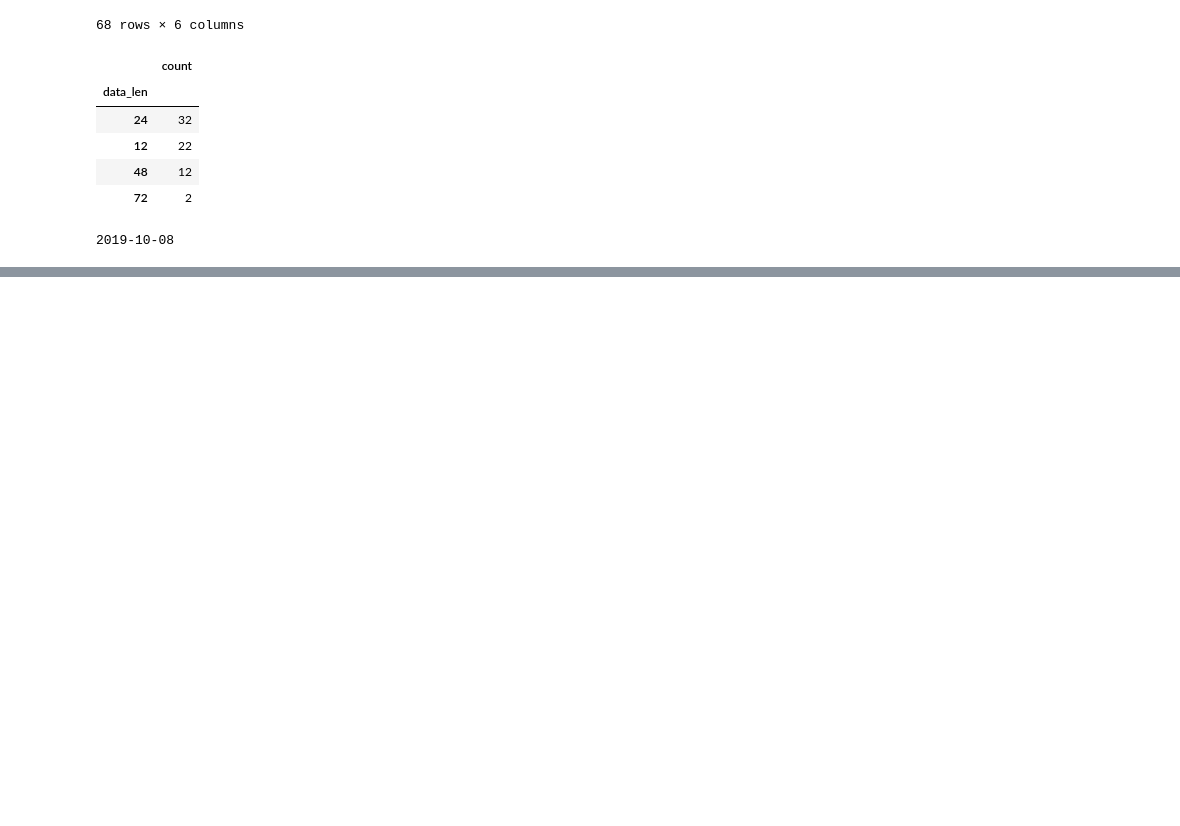
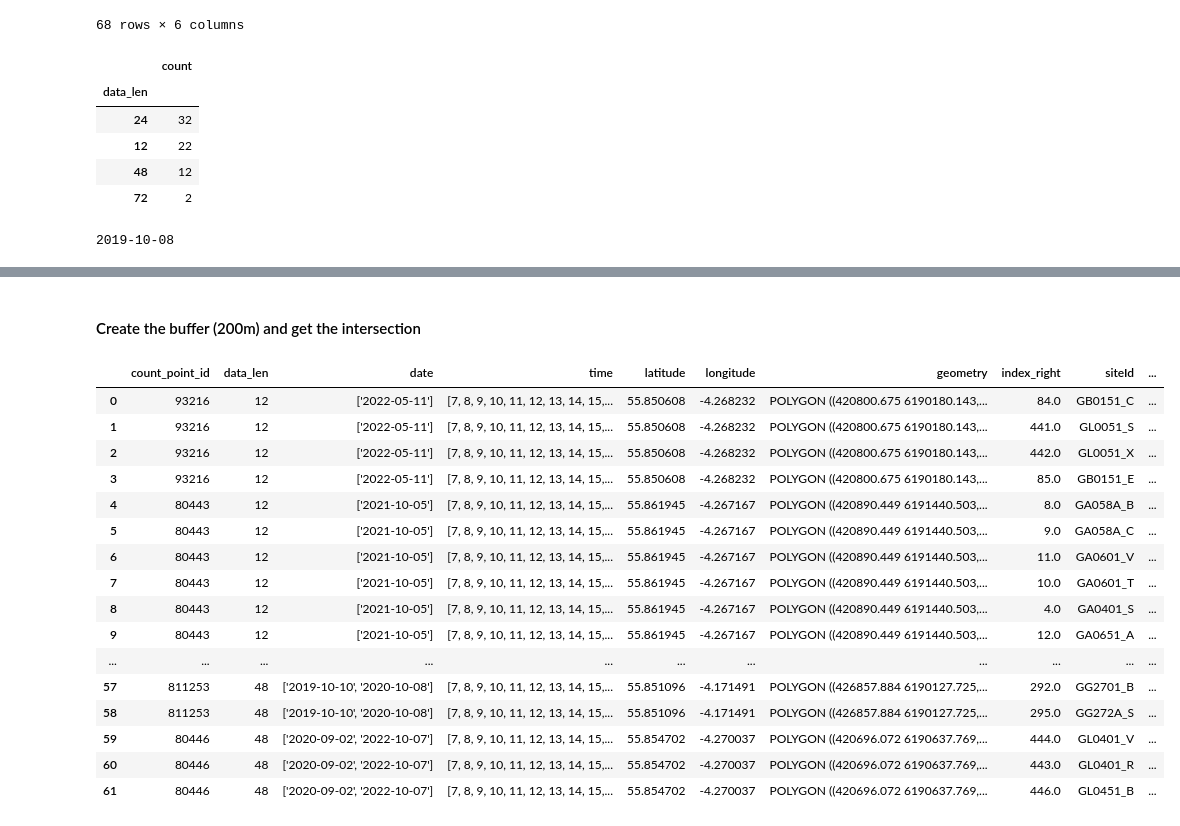
Before and after one commit to YueLi-0816/data_paper, a Jupyter notebook: Traffic_counts_read.ipynb, the cells around one changed output, grey strips where cells are left out. Drawn from its saved outputs; the diff is of its cells as text; code cells hidden in the pictures; blank space fills up the shorter version.

Commit message:
create buffer and get the 18 count points
create 200m buffer and get the distance between 18 count points and sensors (within 200m)

```diff
--- a/Traffic_counts_read.ipynb
+++ b/Traffic_counts_read.ipynb
@@ -1,6 +1,8 @@
 # %%
 import pandas as pd
 import geopandas as gpd
+# %%
+pd.set_option('display.max_rows', None)
 # %% [markdown]
 ### Check the count points with data between 2019-2022
 # %%
@@ -143,0 +131,13 @@ data_to_shp.to_file('Traffic_counts-department_for_transport/useful_counts_68.sh
+# %%
+countpoint_68 = pd.read_csv('Traffic_counts-department_for_transport/useful_counts_68.csv')
+# Create a GeoDataFrame
+countpoint_68["geometry"] = gpd.points_from_xy(countpoint_68["longitude"], countpoint_68["latitude"])
+# set coordinates to WGS84
+countpoint_68 = gpd.GeoDataFrame(countpoint_68, crs="epsg:4326")
+
+
+detector_470 = pd.read_csv('SCOOT/detector_470.csv')
+# Create a GeoDataFrame
+detector_470["geometry"] = gpd.points_from_xy(detector_470["lon"], detector_470["lat"])
+# set coordinates to WGS84
+detector_470 = gpd.GeoDataFrame(detector_470, crs="epsg:4326")
@@ -181,0 +164,3 @@ len(count_points.count_point_id.unique())
+# %%
+countpoint_68 = countpoint_68.to_crs("32630")
+detector_470 = detector_470.to_crs("32630")
@@ -181,0 +188,27 @@ len(count_points.count_point_id.unique())
+# %% [markdown]
+#### Create the buffer (200m) and get the intersection
+# %%
+countpoint_buffer = countpoint_68.copy()
+countpoint_buffer.geometry = countpoint_buffer.geometry.buffer(200,6)
+# %%
+intersection = gpd.sjoin(countpoint_buffer, detector_470, how='left')
+intersection = intersection.dropna().reset_index(drop=True)
+intersection
+# %% [output]
+|  | count_point_id | data_len | date | time | latitude | longitude | geometry | index_right | siteId | ... |
+| 0 | 93216 | 12 | ['2022-05-11'] | [7, 8, 9, 10, 11, 12, 13, 14, 15,... | 55.850608 | -4.268232 | POLYGON ((420800.675 6190180.143,... | 84.0 | GB0151_C | ... |
+| 1 | 93216 | 12 | ['2022-05-11'] | [7, 8, 9, 10, 11, 12, 13, 14, 15,... | 55.850608 | -4.268232 | POLYGON ((420800.675 6190180.143,... | 441.0 | GL0051_S | ... |
+| 2 | 93216 | 12 | ['2022-05-11'] | [7, 8, 9, 10, 11, 12, 13, 14, 15,... | 55.850608 | -4.268232 | POLYGON ((420800.675 6190180.143,... | 442.0 | GL0051_X | ... |
+| 3 | 93216 | 12 | ['2022-05-11'] | [7, 8, 9, 10, 11, 12, 13, 14, 15,... | 55.850608 | -4.268232 | POLYGON ((420800.675 6190180.143,... | 85.0 | GB0151_E | ... |
+| 4 | 80443 | 12 | ['2021-10-05'] | [7, 8, 9, 10, 11, 12, 13, 14, 15,... | 55.861945 | -4.267167 | POLYGON ((420890.449 6191440.503,... | 8.0 | GA058A_B | ... |
+| 5 | 80443 | 12 | ['2021-10-05'] | [7, 8, 9, 10, 11, 12, 13, 14, 15,... | 55.861945 | -4.267167 | POLYGON ((420890.449 6191440.503,... | 9.0 | GA058A_C | ... |
+| 6 | 80443 | 12 | ['2021-10-05'] | [7, 8, 9, 10, 11, 12, 13, 14, 15,... | 55.861945 | -4.267167 | POLYGON ((420890.449 6191440.503,... | 11.0 | GA0601_V | ... |
+| 7 | 80443 | 12 | ['2021-10-05'] | [7, 8, 9, 10, 11, 12, 13, 14, 15,... | 55.861945 | -4.267167 | POLYGON ((420890.449 6191440.503,... | 10.0 | GA0601_T | ... |
+| 8 | 80443 | 12 | ['2021-10-05'] | [7, 8, 9, 10, 11, 12, 13, 14, 15,... | 55.861945 | -4.267167 | POLYGON ((420890.449 6191440.503,... | 4.0 | GA0401_S | ... |
+| 9 | 80443 | 12 | ['2021-10-05'] | [7, 8, 9, 10, 11, 12, 13, 14, 15,... | 55.861945 | -4.267167 | POLYGON ((420890.449 6191440.503,... | 12.0 | GA0651_A | ... |
+| ... | ... | ... | ... | ... | ... | ... | ... | ... | ... | ... |
+| 57 | 811253 | 48 | ['2019-10-10', '2020-10-08'] | [7, 8, 9, 10, 11, 12, 13, 14, 15,... | 55.851096 | -4.171491 | POLYGON ((426857.884 6190127.725,... | 292.0 | GG2701_B | ... |
+| 58 | 811253 | 48 | ['2019-10-10', '2020-10-08'] | [7, 8, 9, 10, 11, 12, 13, 14, 15,... | 55.851096 | -4.171491 | POLYGON ((426857.884 6190127.725,... | 295.0 | GG272A_S | ... |
+| 59 | 80446 | 48 | ['2020-09-02', '2022-10-07'] | [7, 8, 9, 10, 11, 12, 13, 14, 15,... | 55.854702 | -4.270037 | POLYGON ((420696.072 6190637.769,... | 444.0 | GL0401_V | ... |
+| 60 | 80446 | 48 | ['2020-09-02', '2022-10-07'] | [7, 8, 9, 10, 11, 12, 13, 14, 15,... | 55.854702 | -4.270037 | POLYGON ((420696.072 6190637.769,... | 443.0 | GL0401_R | ... |
+| 61 | 80446 | 48 | ['2020-09-02', '2022-10-07'] | [7, 8, 9, 10, 11, 12, 13, 14, 15,... | 55.854702 | -4.270037 | POLYGON ((420696.072 6190637.769,... | 446.0 | GL0451_B | ... |
```
Also changed, not shown: parts of 22 cells of this notebook.
